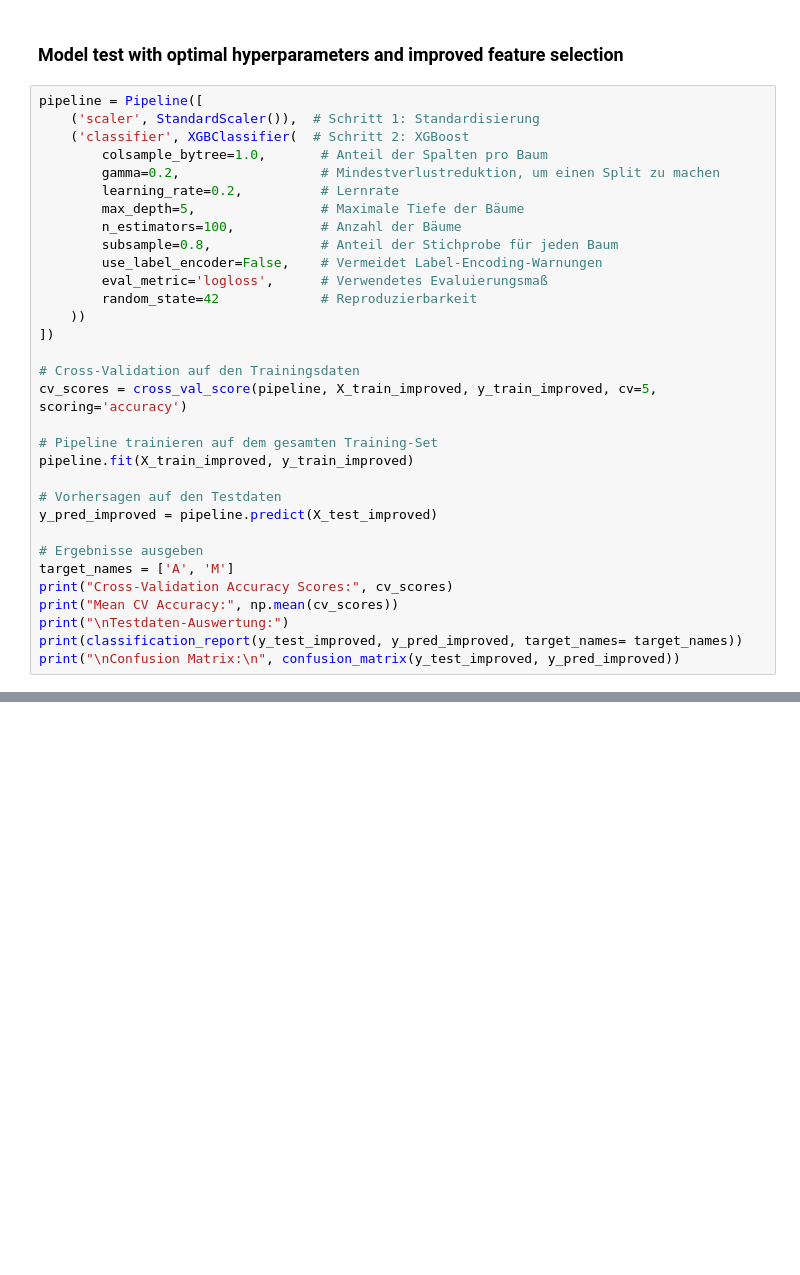
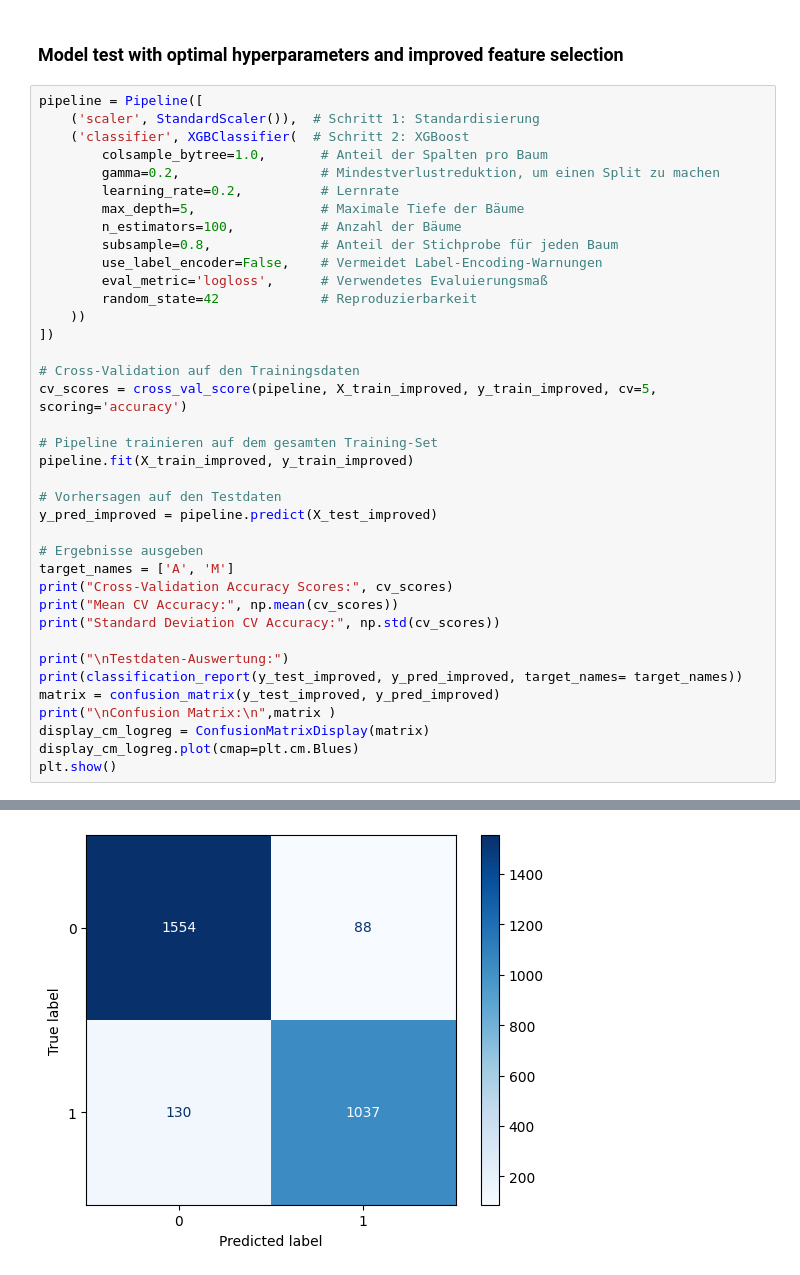
Before and after one commit to janikWa/RoadTrafficNoise, a Jupyter notebook: Daytime-Classification/XGBoost_Model.ipynb, the cells around one changed output, grey strips where cells are left out. Cells and saved outputs as stored; diff of their text form; blank space fills up the shorter version.

```diff
--- a/Daytime-Classification/XGBoost_Model.ipynb
+++ b/Daytime-Classification/XGBoost_Model.ipynb
@@ -405,9 +393,15 @@ y_pred_improved = pipeline.predict(X_test_improved)
 target_names = ['A', 'M']
 print("Cross-Validation Accuracy Scores:", cv_scores)
 print("Mean CV Accuracy:", np.mean(cv_scores))
+print("Standard Deviation CV Accuracy:", np.std(cv_scores))
+
 print("\nTestdaten-Auswertung:")
 print(classification_report(y_test_improved, y_pred_improved, target_names= target_names))
-print("\nConfusion Matrix:\n", confusion_matrix(y_test_improved, y_pred_improved))
+matrix = confusion_matrix(y_test_improved, y_pred_improved)
+print("\nConfusion Matrix:\n",matrix )
+display_cm_logreg = ConfusionMatrixDisplay(matrix)
+display_cm_logreg.plot(cmap=plt.cm.Blues)
+plt.show()
 # %% [output]
 Parameters: { "use_label_encoder" } are not used.
 
@@ -432,15 +427,16 @@ Mean CV Accuracy: 0.9198705026755404
 
 Testdaten-Auswertung:
               precision    recall  f1-score   support
 
            A       0.92      0.95      0.93      1642
            M       0.92      0.89      0.90      1167
 
     accuracy                           0.92      2809
    macro avg       0.92      0.92      0.92      2809
 weighted avg       0.92      0.92      0.92      2809
 
 
 Confusion Matrix:
  [[1554   88]
  [ 130 1037]]
+[figure, added]
```
Also changed, not shown: parts of 5 cells of this notebook, 2 other files.
